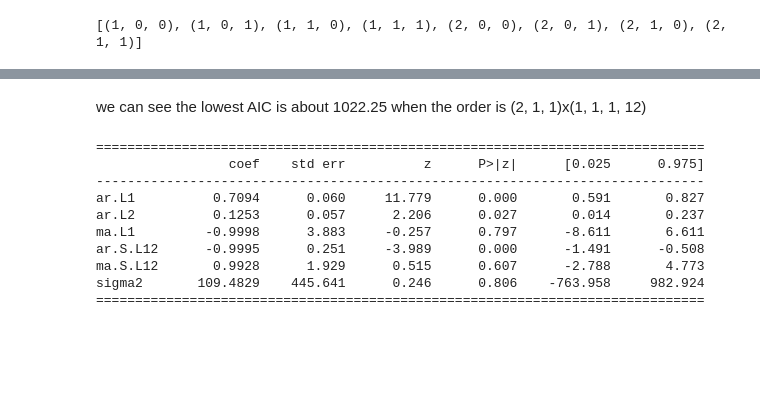
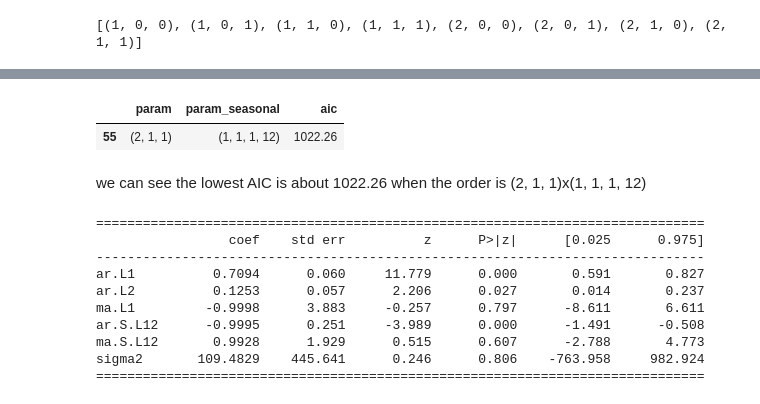
Before and after one commit to yoyo6022/Springboard-hands-on-project, a Jupyter notebook: Cowboys&CigrettesCaseStudy/Cowboy Cigarettes Case Study - Tier 1.ipynb, the cells around one changed output, grey strips where cells are left out. Cells and saved outputs as stored; diff of their text form; code cells hidden in the pictures; blank space fills up the shorter version.

```diff
--- a/Cowboys&CigrettesCaseStudy/Cowboy Cigarettes Case Study - Tier 1.ipynb
+++ b/Cowboys&CigrettesCaseStudy/Cowboy Cigarettes Case Study - Tier 1.ipynb
@@ -586,5 +607,10 @@ ARIMA(2, 1, 1)x(2, 1, 1, 12)12 - AIC:1025.8164380179971
+# %%
+dfaic.loc[dfaic.aic == dfaic.aic.min()]
+# %% [output]
+|  | param | param_seasonal | aic |
+| 55 | (2, 1, 1) | (1, 1, 1, 12) | 1022.26 |
 # %% [markdown]
-we can see the lowest AIC is about 1022.25 when the order is (2, 1, 1)x(1, 1, 1, 12)
+we can see the lowest AIC is about 1022.26 when the order is (2, 1, 1)x(1, 1, 1, 12)
 # %%
 mod = SARIMAX(dfcig,order=(2, 1, 1),seasonal_order=(1, 1, 1, 12))
 results = mod.fit()
```
Also changed, not shown: parts of 11 cells of this notebook.
